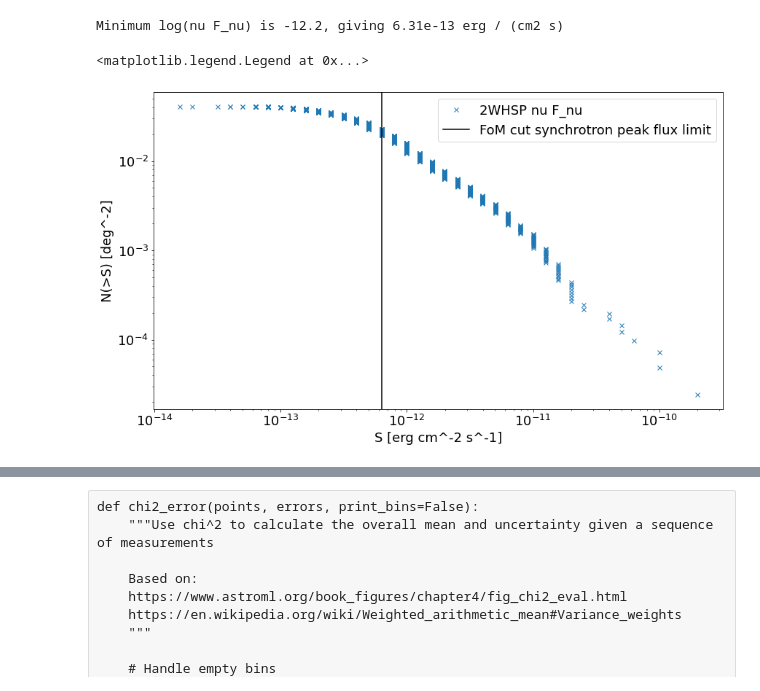
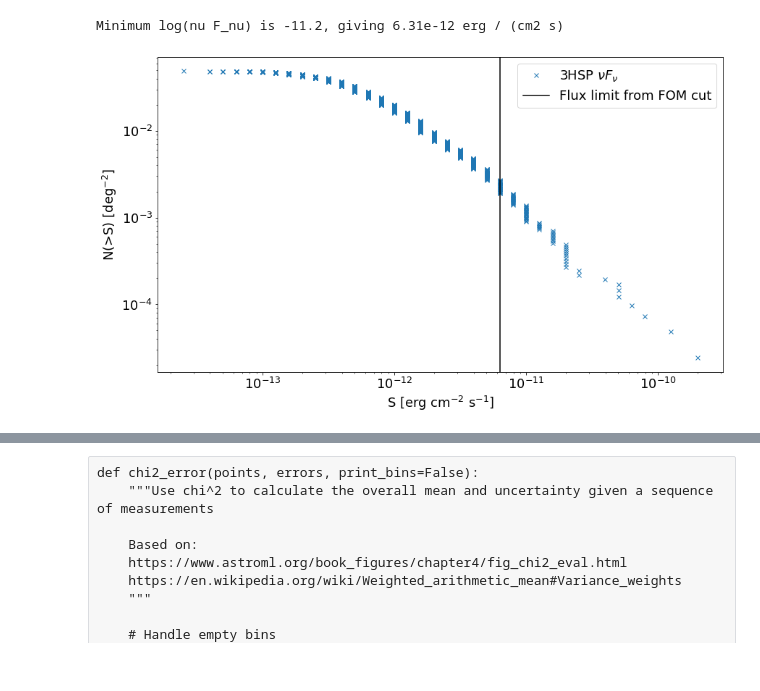
Before and after one commit to aribrill/lf-simulation, a Jupyter notebook: LF_calculation.ipynb, the cells around one changed output, grey strips where cells are left out. Saved outputs shown, nothing was run; the diff lists cells and outputs as text; code cells hidden in the pictures.

```diff
--- a/LF_calculation.ipynb
+++ b/LF_calculation.ipynb
@@ -48,0 +20,9 @@ whsp
+# %%
+# Read in the source selection catalog
+whsp = pd.read_csv("3HSP_catalog.txt", comment='#', skiprows=[58, 59],
+                   delimiter=' *\| *', engine='python', na_filter=False)
+# Rename columns and source names for compatibility with the 2WHSP catalog file
+whsp = whsp.rename(columns={"RAJ2000": "ra", "DEJ2000": "dec", "FOM": "figure_of_merit",
+                            "lognufnu": "log_nu_f_nu", "WHSP": "name", "z": "whsp_z"})
+whsp.name = whsp.name.str.replace("2WHSP", "2WHSP ")
+whsp
@@ -128,28 +138,30 @@ Sky coverage: 0.3492
 # Since we required 2WHSP FoM > 1 (as opposed to >= 1),
 # determine the synchrotron flux limit using the flux of the weakest possibly detected source
 # Don't take into account the other cuts, since the cuts are independent
+# 3HSP FOM of 2 is equivalent to 2WHSP FOM of 1
 
-min_log_nu_f_nu = np.min(whsp.log_nu_f_nu[whsp.figure_of_merit > 1].to_numpy())
+min_log_nu_f_nu = np.min(whsp.log_nu_f_nu[whsp.figure_of_merit > 2].to_numpy())
 min_nu_f_nu = (10**min_log_nu_f_nu)*u.erg/(u.cm*u.cm)/u.s
 print("Minimum log(nu F_nu) is {}, giving {:.04}".format(min_log_nu_f_nu, min_nu_f_nu))
 # %% [output]
-Minimum log(nu F_nu) is -12.2, giving 6.31e-13 erg / (cm2 s)
+Minimum log(nu F_nu) is -11.2, giving 6.31e-12 erg / (cm2 s)
 # %%
 def logN_logS(fluxes, sky_coverage_const=1.0, label=None):
     nums = np.array(range(len(fluxes), 0, -1)) / sky_coverage_const / (4*np.pi*u.sr).to_value(u.degree*u.degree)
     plt.plot(np.sort(fluxes), nums, marker='x', linestyle='none', label=label)
     plt.xscale('log')
-    plt.xlabel("S [erg cm^-2 s^-1]")
+    plt.xlabel("S [erg cm$^{-2}$ s$^{-1}$]")
     plt.yscale('log')
-    plt.ylabel("N(>S) [deg^-2]")
+    plt.ylabel("N(>S) [deg$^{-2}$]")
     plt.legend()
 # %%
 # Plot the logN-logS of the 2WHSP sources, to show that the slope is constant in the selection region
-logN_logS(10**whsp.log_nu_f_nu, label="2WHSP nu F_nu")
-plt.axvline(min_nu_f_nu.value, color='k', label="FoM cut synchrotron peak flux limit")
+logN_logS(10**whsp.log_nu_f_nu, label=r"3HSP $\nu F_{\nu}$")
+plt.axvline(min_nu_f_nu.value, color='k', label="Flux limit from FOM cut")
 plt.legend()
+plt.savefig('whsp_logn_logs.png', bbox_inches='tight')
+plt.savefig('whsp_logn_logs.pdf', bbox_inches='tight')
 # %% [output]
-<matplotlib.legend.Legend at 0x...>
-[figure, old version]
+[figure, new version]
 # %%
 # Read in our data and join in to the selected 2WHSP sources
```
Also changed, not shown: parts of 29 cells of this notebook, 3 other files.
